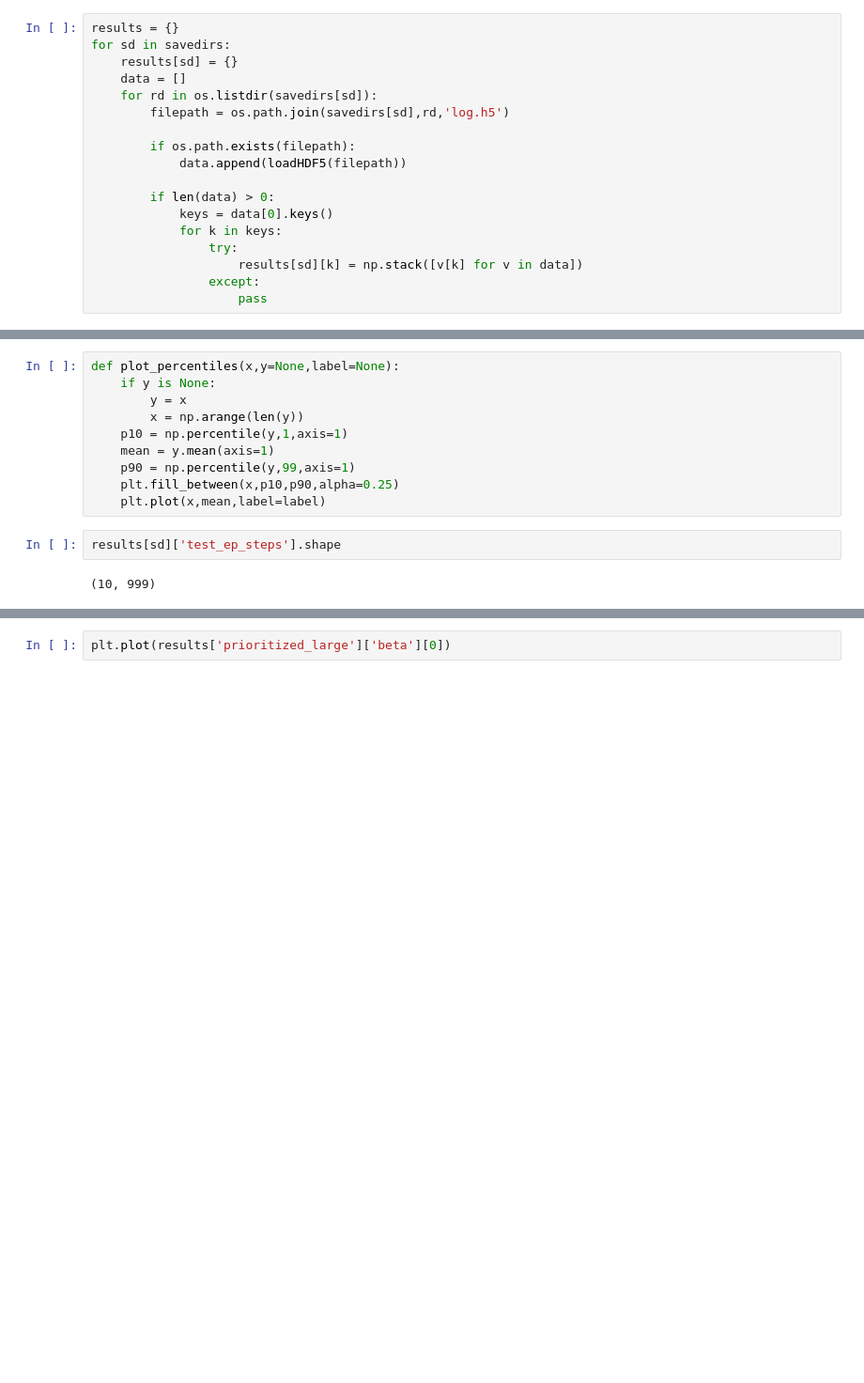
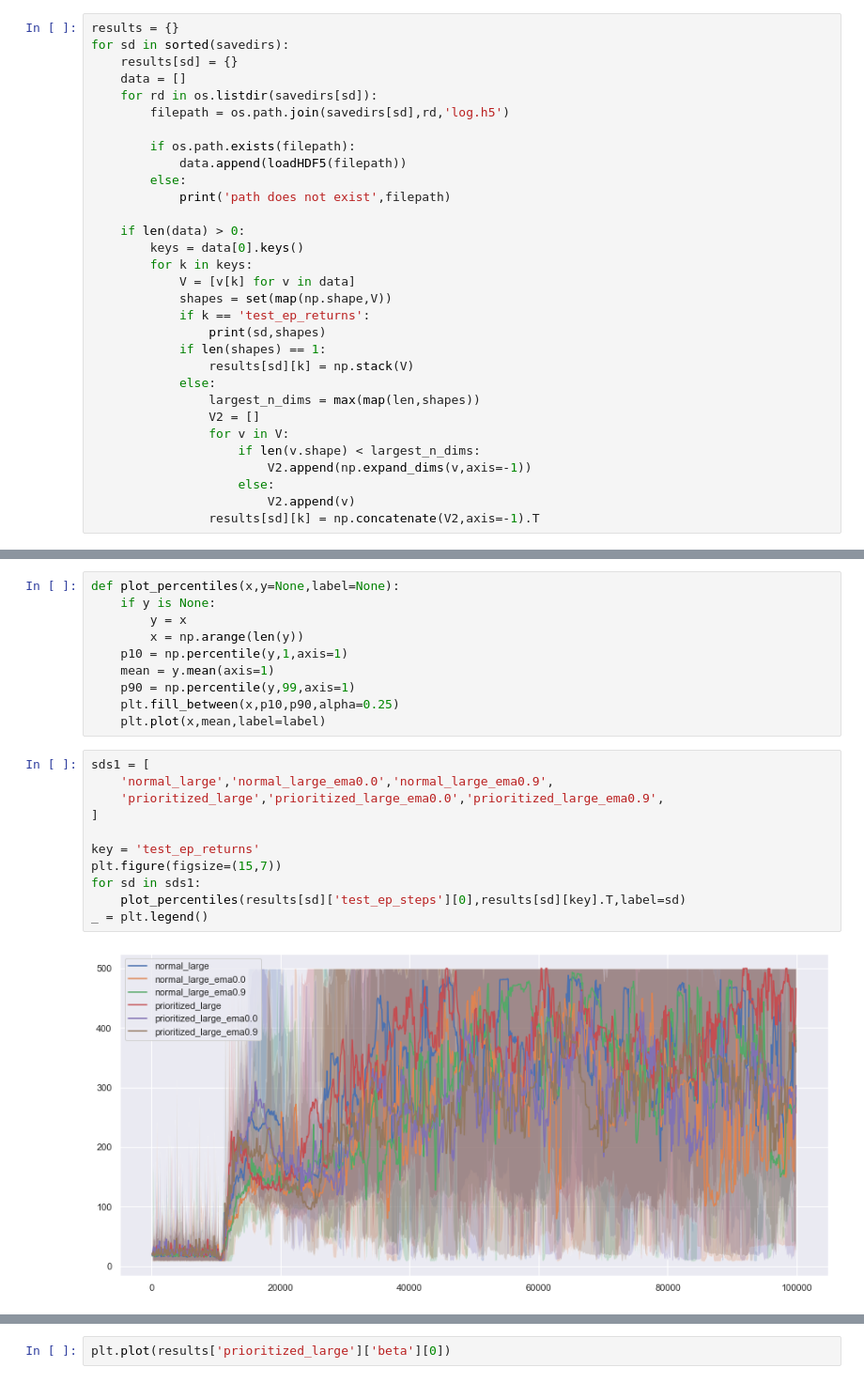
Before and after one commit to justinmaojones/agentflow, a Jupyter notebook: notebooks/eval_results_cartpole_ddg7.ipynb, the cells around one changed output, grey strips where cells are left out. Shown at 94% size. Saved outputs shown, nothing was run; the diff lists cells and outputs as text; blank space fills up the shorter version.

```diff
--- a/notebooks/eval_results_cartpole_ddg7.ipynb
+++ b/notebooks/eval_results_cartpole_ddg7.ipynb
@@ -36,7 +53,7 @@ def loadHDF5(filepath):
     return output
 # %%
 results = {}
-for sd in savedirs:
+for sd in sorted(savedirs):
     results[sd] = {}
     data = []
     for rd in os.listdir(savedirs[sd]):
@@ -44,11 +61,24 @@ for sd in savedirs:
 
         if os.path.exists(filepath):
             data.append(loadHDF5(filepath))
+        else:
+            print('path does not exist',filepath)
 
-        if len(data) > 0:
-            keys = data[0].keys()
-            for k in keys:
-                try:
-                    results[sd][k] = np.stack([v[k] for v in data])
-                except:
-                    pass
+    if len(data) > 0:
+        keys = data[0].keys()
+        for k in keys:
+            V = [v[k] for v in data]
+            shapes = set(map(np.shape,V))
+            if k == 'test_ep_returns':
+                print(sd,shapes)
+            if len(shapes) == 1:
+                results[sd][k] = np.stack(V)
+            else:
+                largest_n_dims = max(map(len,shapes))
+                V2 = []
+                for v in V:
+                    if len(v.shape) < largest_n_dims:
+                        V2.append(np.expand_dims(v,axis=-1))
+                    else:
+                        V2.append(v)
+                results[sd][k] = np.concatenate(V2,axis=-1).T
@@ -81,8 +132,17 @@ def plot_percentiles(x,y=None,label=None):
     p90 = np.percentile(y,99,axis=1)
     plt.fill_between(x,p10,p90,alpha=0.25)
     plt.plot(x,mean,label=label)
-# %%
-results[sd]['test_ep_steps'].shape
-# %% [output]
-(10, 999)
+# %%
+sds1 = [
+    'normal_large','normal_large_ema0.0','normal_large_ema0.9',
+    'prioritized_large','prioritized_large_ema0.0','prioritized_large_ema0.9',
+]
+
+key = 'test_ep_returns'
+plt.figure(figsize=(15,7))
+for sd in sds1:
+    plot_percentiles(results[sd]['test_ep_steps'][0],results[sd][key].T,label=sd)
+_ = plt.legend()
+# %% [output]
+[figure, added]
 # %%
```
Also changed, not shown: parts of 9 cells of this notebook.
